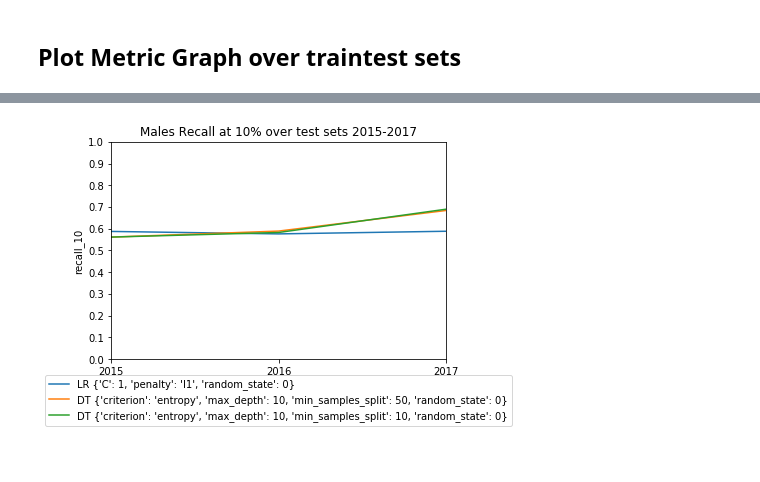
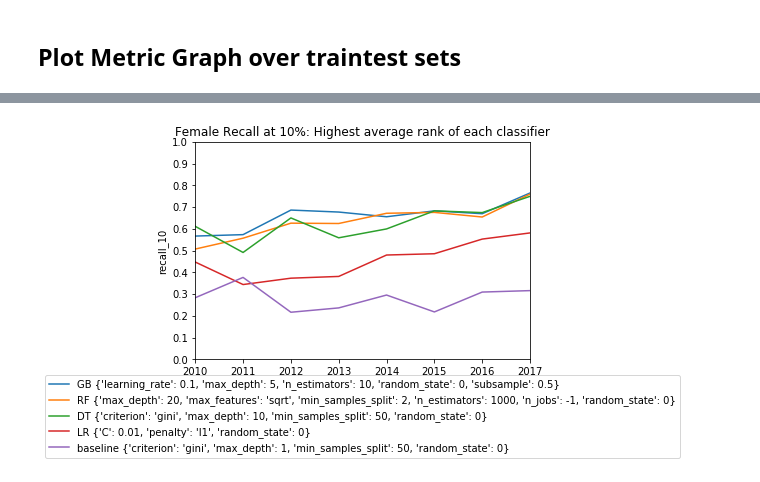
Before and after one commit to laurenjli/ml-nc-recidivism, a Jupyter notebook: source/bestmodels_overall.ipynb, the cells around one changed output, grey strips where cells are left out. Cells and saved outputs as stored; diff of their text form; code cells hidden in the pictures.

```diff
--- a/source/bestmodels_overall.ipynb
+++ b/source/bestmodels_overall.ipynb
@@ -72,0 +44,6 @@ print(len(female2017))
+# %%
+# Female Model
+file = "results/FEMALE_results_"
+
+female = get_all_results(file, test_years)
+len(female) # 8 x 108 models
@@ -85,24 +64,21 @@ Index(['year', 'gender', 'model', 'classifiers', 'parameters',
 # %% [markdown]
 ## Get best model by train-test sets
 # %%
-time_col = config.TRAIN_TEST_COL
-test_years = list(range(2015,2018))
 cols = ['year', 'baseline', 'accuracy_10', 'recall_10', 'precision_10', 'f1_10', 'auc', 'classifiers','parameters']
 metric = 'recall_10'
 
 
 # Get highest recall by each of the train-test sets
-print('overall model')
+print('combined model')
 best_models = pp.get_best_models(results_overall, time_col, test_years, cols, metric)
 print()
-print('FOR MALES')
-print('male model')
-best_male = pp.get_best_models(males, time_col, test_years, cols, metric)
+
+# print('male model')
+# best_male = pp.get_best_models(male, time_col, test_years, cols, metric)
+# print()
+
+print('female model')
+best_female = pp.get_best_models(female, time_col, test_years, cols, metric)
 print()
-
-print('FOR FEMALES')
-print('female model')
-best_female = pp.get_best_models(females, time_col, test_years, cols, metric)
-print()
 # %% [output]
 overall model
@@ -436,11 +337,14 @@ pp.get_metric_graph(results_overall, metric, model_and_para, baseline, time_col,
 # %%
-model_and_para = [('LR', "{'C': 1, 'penalty': 'l1', 'random_state': 0}"),
-                  ('DT', "{'criterion': 'entropy', 'max_depth': 10, 'min_samples_split': 50, 'random_state': 0}"),
-                  ('DT', "{'criterion': 'entropy', 'max_depth': 10, 'min_samples_split': 10, 'random_state': 0}")
+# Female
+# Plot of the best model for each classifier
+model_and_para = [('GB', "{'learning_rate': 0.1, 'max_depth': 5, 'n_estimators': 10, 'random_state': 0, 'subsample': 0.5}"),
+                  ('RF', "{'max_depth': 20, 'max_features': 'sqrt', 'min_samples_split': 2, 'n_estimators': 1000, 'n_jobs': -1, 'random_state': 0}"),
+                  ('DT', "{'criterion': 'gini', 'max_depth': 10, 'min_samples_split': 50, 'random_state': 0}"),
+                  ('LR', "{'C': 0.01, 'penalty': 'l1', 'random_state': 0}"),
+                  ('baseline', "{'criterion': 'gini', 'max_depth': 1, 'min_samples_split': 50, 'random_state': 0}")
                  ]
-title='Males Recall at 10% over test sets 2015-2017'
-filename='MALE_recall_test2015-2017'
-
-pp.get_metric_graph(males, metric, model_and_para, baseline, time_col, test_years, title, filename, save=False)
+title='Female Recall at 10%: Highest average rank of each classifier'
+filename='female_2010-2017_moststableall'
+pp.get_metric_graph(female, metric, model_and_para, baseline, time_col, test_years, title, filename, save=False)
 # %% [output]
-[figure, old version]
+[figure, new version]
```
Also changed, not shown: parts of 53 cells of this notebook.
